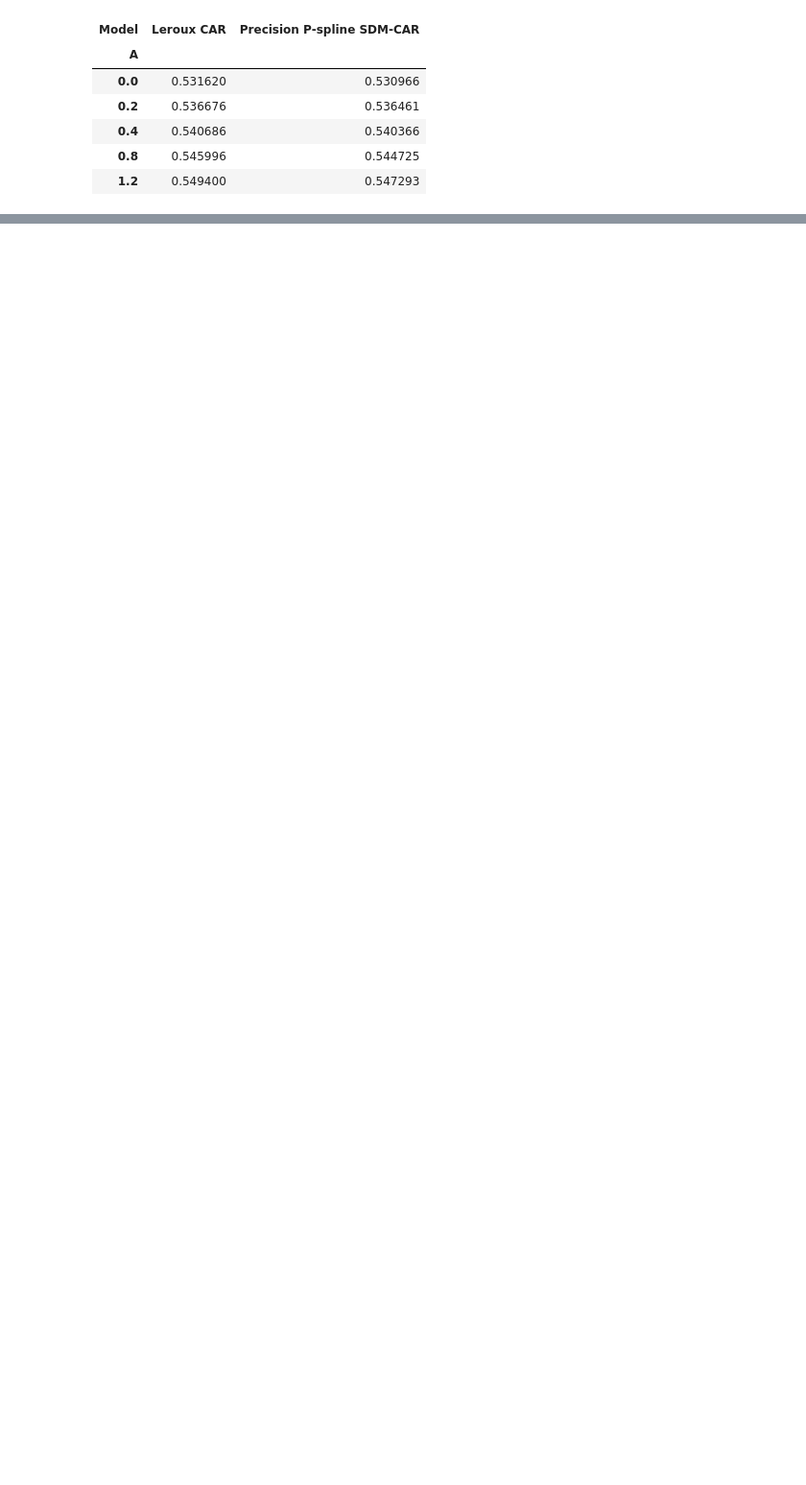
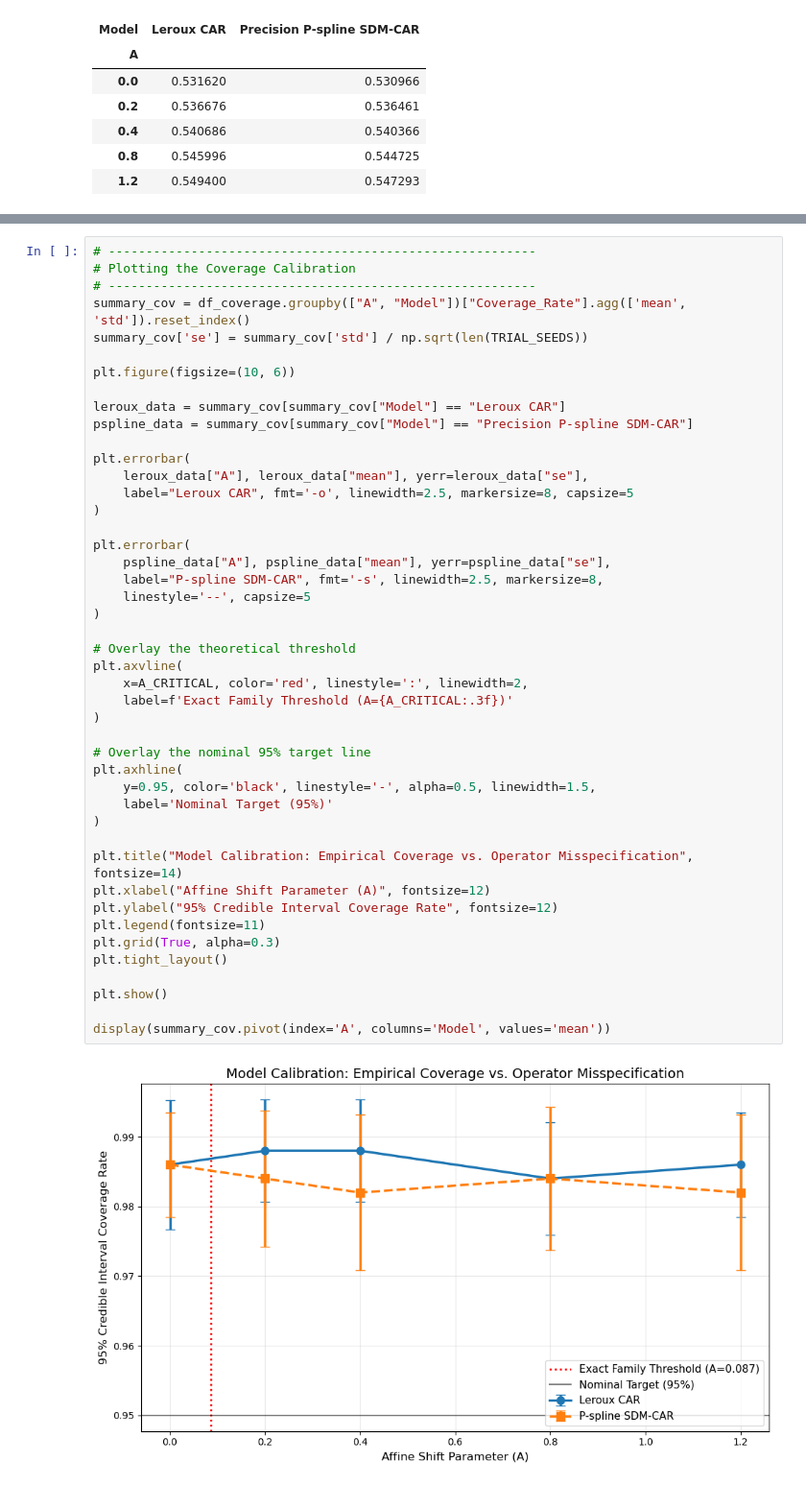
Before and after one commit to dahlp94/sdm-car, a Jupyter notebook: examples/pspline_leroux_affine_shift.ipynb, the cells around one changed output, grey strips where cells are left out. Shown at 96% size. Saved outputs shown, nothing was run; the diff lists cells and outputs as text; blank space fills up the shorter version.

Commit message:
Add latent RMSE empirical coverage across different A values and seeds

```diff
--- a/examples/pspline_leroux_affine_shift.ipynb
+++ b/examples/pspline_leroux_affine_shift.ipynb
@@ -2140,0 +2252,47 @@ display(summary_df.pivot(index='A', columns='Model', values='mean'))
+# %%
+# ---------------------------------------------------------
+# Plotting the Coverage Calibration
+# ---------------------------------------------------------
+summary_cov = df_coverage.groupby(["A", "Model"])["Coverage_Rate"].agg(['mean', 'std']).reset_index()
+summary_cov['se'] = summary_cov['std'] / np.sqrt(len(TRIAL_SEEDS))
+
+plt.figure(figsize=(10, 6))
+
+leroux_data = summary_cov[summary_cov["Model"] == "Leroux CAR"]
+pspline_data = summary_cov[summary_cov["Model"] == "Precision P-spline SDM-CAR"]
+
+plt.errorbar(
+    leroux_data["A"], leroux_data["mean"], yerr=leroux_data["se"],
+    label="Leroux CAR", fmt='-o', linewidth=2.5, markersize=8, capsize=5
+)
+
+plt.errorbar(
+    pspline_data["A"], pspline_data["mean"], yerr=pspline_data["se"],
+    label="P-spline SDM-CAR", fmt='-s', linewidth=2.5, markersize=8,
+    linestyle='--', capsize=5
+)
+
+# Overlay the theoretical threshold
+plt.axvline(
+    x=A_CRITICAL, color='red', linestyle=':', linewidth=2,
+    label=f'Exact Family Threshold (A={A_CRITICAL:.3f})'
+)
+
+# Overlay the nominal 95% target line
+plt.axhline(
+    y=0.95, color='black', linestyle='-', alpha=0.5, linewidth=1.5,
+    label='Nominal Target (95%)'
+)
+
+plt.title("Model Calibration: Empirical Coverage vs. Operator Misspecification", fontsize=14)
+plt.xlabel("Affine Shift Parameter (A)", fontsize=12)
+plt.ylabel("95% Credible Interval Coverage Rate", fontsize=12)
+plt.legend(fontsize=11)
+plt.grid(True, alpha=0.3)
+plt.tight_layout()
+
+plt.show()
+
+display(summary_cov.pivot(index='A', columns='Model', values='mean'))
+# %% [output]
+[figure, added]
```
Also changed, not shown: parts of 3 cells of this notebook.
